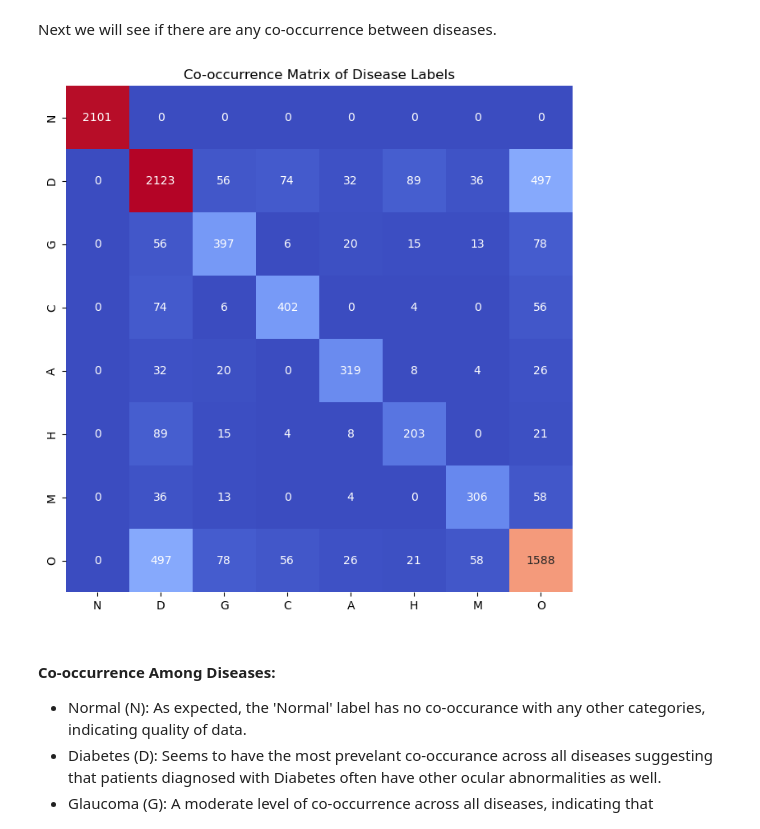
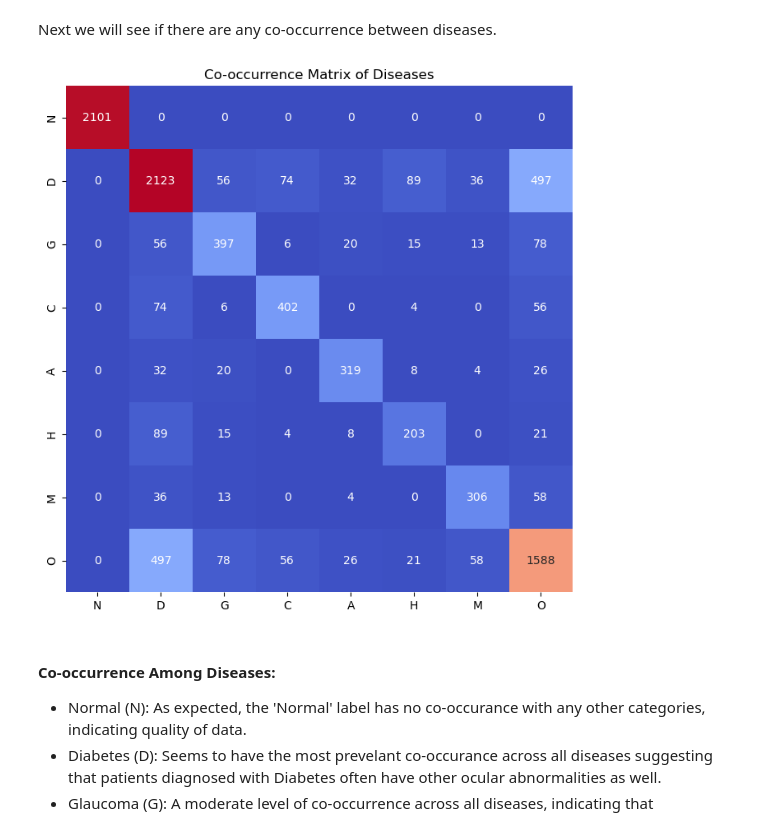
Before and after one commit to LiamBergman/Ocular-Disease-Recognition, a Jupyter notebook: William_Bergman_Capstone_Sprint1.ipynb, the cells around one changed output. Saved outputs shown, nothing was run; the diff lists cells and outputs as text; code cells hidden in the pictures.

```diff
--- a/William_Bergman_Capstone_Sprint1.ipynb
+++ b/William_Bergman_Capstone_Sprint1.ipynb
@@ -241,14 +245,14 @@ Next we will see if there are any co-occurrence between diseases.
 # %%
 # Calculate co-occurrence matrix for the disease labels
 cooccurrence_matrix = df[label_columns].T.dot(df[label_columns])
 
 # Plot the co-occurrence matrix as a heatmap
 plt.figure(figsize=(10, 8))
 sns.heatmap(cooccurrence_matrix, annot=True, fmt='d', cmap='coolwarm', square=True, cbar=False)
-plt.title('Co-occurrence Matrix of Disease Labels')
+plt.title('Co-occurrence Matrix of Diseases')
 plt.show()
 # %% [output]
-[figure, old version]
+[figure, new version]
 # %% [markdown]
 #### Co-occurrence Among Diseases:
 - Normal (N): As expected, the 'Normal' label has no co-occurance with any other categories, indicating quality of data.
```
Also changed, not shown: parts of 2 cells of this notebook, 2 other files.
